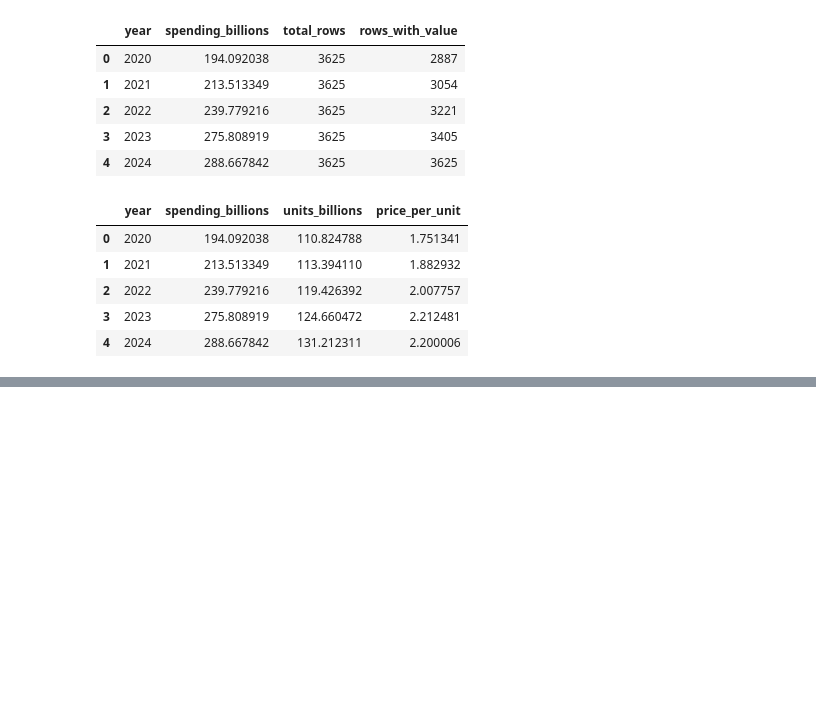
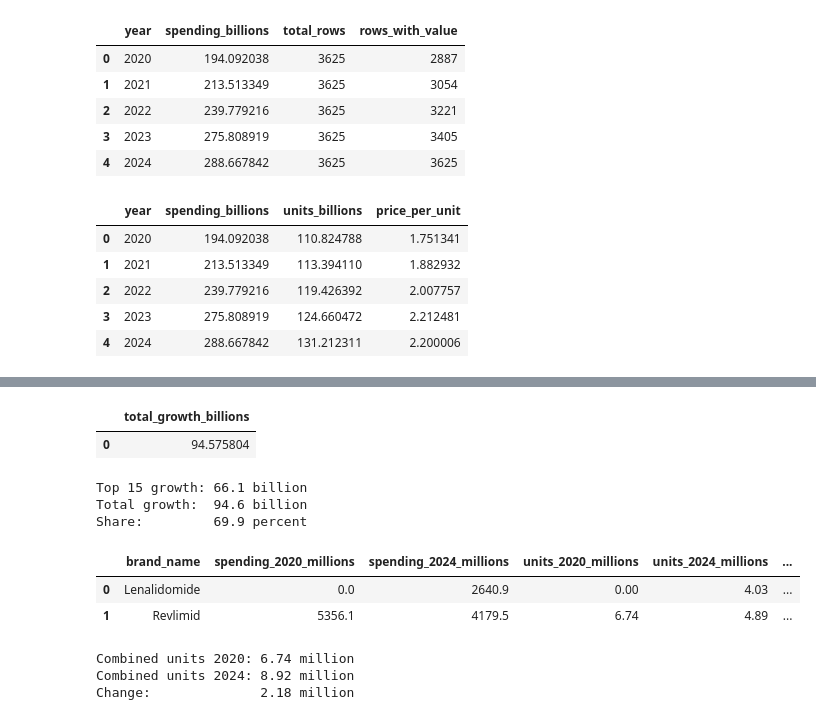
Before and after one commit to krithihari2/drug-spending-price-vs-volume, a Jupyter notebook: notebooks/01_explore.ipynb, the cells around one changed output, grey strips where cells are left out. Drawn from its saved outputs; the diff is of its cells as text; code cells hidden in the pictures; blank space fills up the shorter version.

```diff
--- a/notebooks/01_explore.ipynb
+++ b/notebooks/01_explore.ipynb
@@ -220,0 +326,73 @@ connection.execute(query).df()
+# %%
+# Total growth across all drugs, 2020 to 2024
+query = """
+SELECT
+    SUM(spending_2024 - spending_2020) / 1000000000 AS total_growth_billions
+FROM drug_growth
+"""
+
+total = connection.execute(query).df()
+total
+# %% [output]
+|  | total_growth_billions |
+| 0 | 94.575804 |
+# %%
+# Growth from the 15 largest contributors
+query = """
+SELECT SUM(growth) / 1000000000 AS top15_growth_billions
+FROM (
+    SELECT spending_2024 - spending_2020 AS growth
+    FROM drug_growth
+    ORDER BY growth DESC
+    LIMIT 15
+)
+"""
+
+top15 = connection.execute(query).df()
+
+share = top15["top15_growth_billions"][0] / total["total_growth_billions"][0]
+
+print("Top 15 growth:", round(top15["top15_growth_billions"][0], 1), "billion")
+print("Total growth: ", round(total["total_growth_billions"][0], 1), "billion")
+print("Share:        ", round(share * 100, 1), "percent")
+# %% [output]
+Top 15 growth: 66.1 billion
+Total growth:  94.6 billion
+Share:         69.9 percent
+# %%
+# Lenalidomide is the generic (cheaper) of the brand-name drug Revlimid
+# Some patients switched from Revlimid to Lenalidomide
+# Spending alone can't tell us if more patients are taking the drug,
+# or if the price went up. So we also look at units (number of pills)
+# and price per unit, for both the brand and the generic
+query = """
+SELECT
+    brand_name,
+    ROUND(spending_2020 / 1000000, 1) AS spending_2020_millions,
+    ROUND(spending_2024 / 1000000, 1) AS spending_2024_millions,
+    ROUND(units_2020 / 1000000, 2) AS units_2020_millions,
+    ROUND(units_2024 / 1000000, 2) AS units_2024_millions,
+    ROUND(spending_2020 / units_2020, 2) AS price_per_unit_2020,
+    ROUND(spending_2024 / units_2024, 2) AS price_per_unit_2024
+FROM drug_growth
+WHERE brand_name LIKE '%Revlimid%'
+   OR brand_name LIKE '%Lenalidomide%'
+"""
+
+revlimid = connection.execute(query).df()
+display(revlimid)
+
+# Add the brand and generic together to see the molecule as one drug
+units_2020_combined = revlimid["units_2020_millions"].sum()
+units_2024_combined = revlimid["units_2024_millions"].sum()
+
+print("Combined units 2020:", round(units_2020_combined, 2), "million")
+print("Combined units 2024:", round(units_2024_combined, 2), "million")
+print("Change:             ", round(units_2024_combined - units_2020_combined, 2), "million")
+# %% [output]
+|  | brand_name | spending_2020_millions | spending_2024_millions | units_2020_millions | units_2024_millions | ... |
+| 0 | Lenalidomide | 0.0 | 2640.9 | 0.00 | 4.03 | ... |
+| 1 | Revlimid | 5356.1 | 4179.5 | 6.74 | 4.89 | ... |
+Combined units 2020: 6.74 million
+Combined units 2024: 8.92 million
+Change:              2.18 million
```
Also changed, not shown: parts of 13 cells of this notebook, 1 other file.
